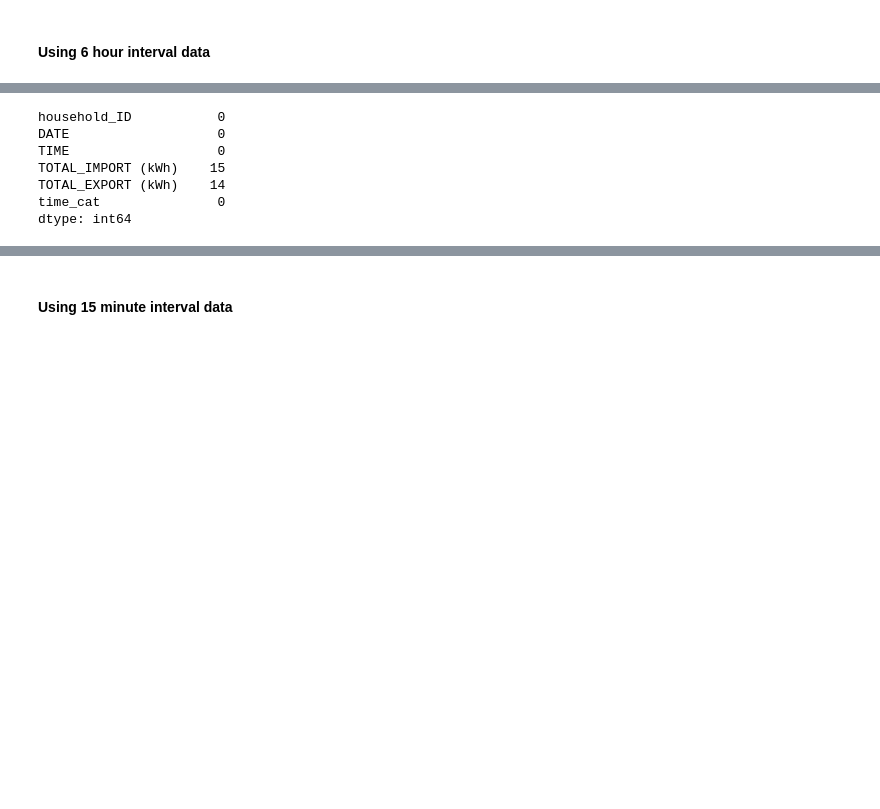
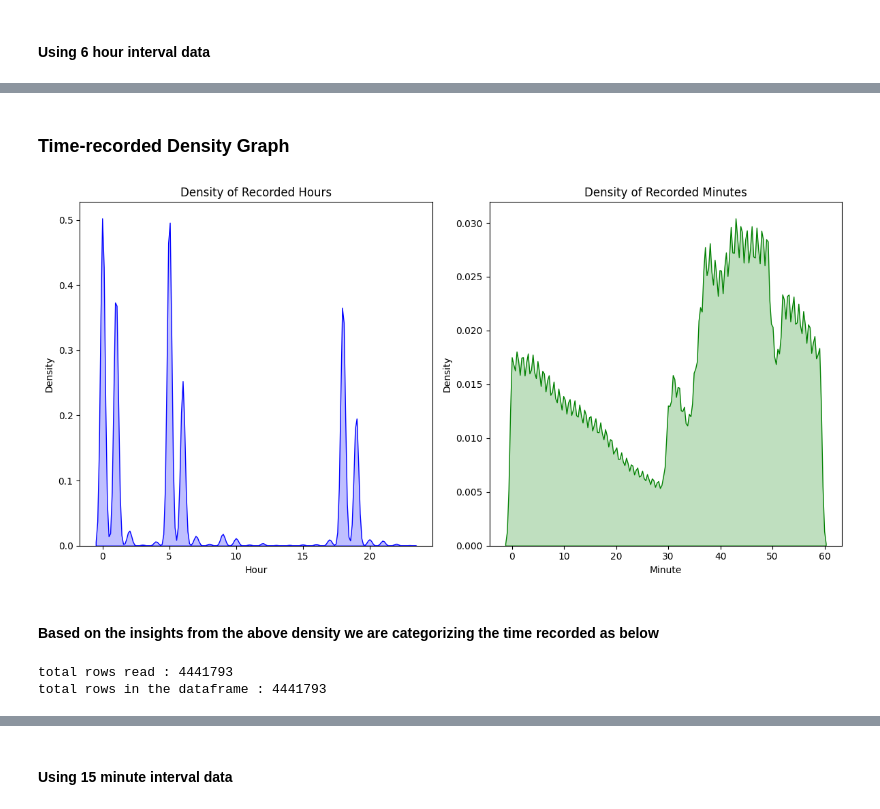
Before and after one commit to LIRNEasia/SL_electricity_consumption, a Jupyter notebook: notebooks/eda_with_sm.ipynb, the cells around one changed output, grey strips where cells are left out. Saved outputs shown, nothing was run; the diff lists cells and outputs as text; code cells hidden in the pictures; blank space fills up the shorter version.

```diff
--- a/notebooks/eda_with_sm.ipynb
+++ b/notebooks/eda_with_sm.ipynb
@@ -10,28 +11,19 @@ IMPUTE THE DATA AND SEE
 #### Using 6 hour interval data
 # %%
 all_data = pd.DataFrame()
-
-for root, folder, files in os.walk('/Users/chanukaalgama/Desktop/Lacuna improvements/data/consumption_data/smart_meter/6hour_interval'):
+total = 0
+for root, folder, files in os.walk('/Users/chanukaalgama/Desktop/SL_electricity_consumption/data/consumption_data/smart_meter/6hour_interval'):
     for file in files:
         if file.endswith('.csv'):
             file_path = os.path.join(root, file)
             data = pd.read_csv(file_path, low_memory=False)
             all_data = pd.concat([all_data, data], ignore_index=True)
+            rows, cols = data.shape
+            total = total + rows
 
+#this notebook will be dealing with selected columns as below
 all_data_filtered = all_data[['household_ID', 'DATE', 'TIME', 'TOTAL_IMPORT (kWh)', 'TOTAL_EXPORT (kWh)']].copy()
 
 all_data_filtered['TIME'] = all_data_filtered['TIME'].str.extract(r'(\d{2}:\d{2}:\d{2})')
 
-def categorize_time(time_str):
-    hour = int(time_str.split(':')[0])
-
-    if 5 <= hour < 12:
-        return 'morning'
-    elif 12 <= hour < 20:
-        return 'evening'
-    else:
-        return 'night'
-
-all_data_filtered['time_cat'] = all_data_filtered['TIME'].apply(categorize_time)
-all_data_filtered['TOTAL_IMPORT (kWh)'] = pd.to_numeric(all_data_filtered['TOTAL_IMPORT (kWh)'], errors='coerce')
-all_data_filtered['TOTAL_EXPORT (kWh)'] = pd.to_numeric(all_data_filtered['TOTAL_EXPORT (kWh)'], errors='coerce')
+all_data_filtered['DATETIME'] = pd.to_datetime(all_data_filtered['DATE'] + ' ' + all_data_filtered['TIME'], errors='coerce')
@@ -54,10 +30,48 @@ all_data
-# %%
-all_data_filtered.isnull().sum()
-# %% [output]
-household_ID           0
-DATE                   0
-TIME                   0
-TOTAL_IMPORT (kWh)    15
-TOTAL_EXPORT (kWh)    14
-time_cat               0
-dtype: int64
+# %% [markdown]
+### Time-recorded Density Graph
+# %%
+all_data_filtered['Hour'] = all_data_filtered['DATETIME'].dt.hour
+all_data_filtered['Minute'] = all_data_filtered['DATETIME'].dt.minute
+
+plt.figure(figsize=(12, 6))
+
+plt.subplot(1, 2, 1)
+sns.kdeplot(all_data_filtered['Hour'], fill=True, color='blue', bw_adjust=0.5)
+plt.title('Density of Recorded Hours')
+plt.xlabel('Hour')
+plt.ylabel('Density')
+
+
+plt.subplot(1, 2, 2)
+sns.kdeplot(all_data_filtered['Minute'], fill=True, color='green', bw_adjust=0.5)
+plt.title('Density of Recorded Minutes')
+plt.xlabel('Minute')
+plt.ylabel('Density')
+
+plt.tight_layout()
+plt.show()
+# %% [output]
+[figure, added]
+# %% [markdown]
+#### Based on the insights from the above density we are categorizing the time recorded as below
+# %%
+def categorize_time(time_str):
+    hour = int(time_str.split(':')[0])
+
+    if 5 <= hour < 12:
+        return 'morning'
+    elif 12 <= hour < 20:
+        return 'evening'
+    else:
+        return 'night'
+
+all_data_filtered['time_cat'] = all_data_filtered['TIME'].apply(categorize_time)
+all_data_filtered['TOTAL_IMPORT (kWh)'] = pd.to_numeric(all_data_filtered['TOTAL_IMPORT (kWh)'], errors='coerce')
+all_data_filtered['TOTAL_EXPORT (kWh)'] = pd.to_numeric(all_data_filtered['TOTAL_EXPORT (kWh)'], errors='coerce')
+
+rows, cols = all_data_filtered.shape
+print(f'total rows read : {total}')
+print(f'total rows in the dataframe : {rows}')
+# %% [output]
+total rows read : 4441793
+total rows in the dataframe : 4441793
```
Also changed, not shown: parts of 24 cells of this notebook.
